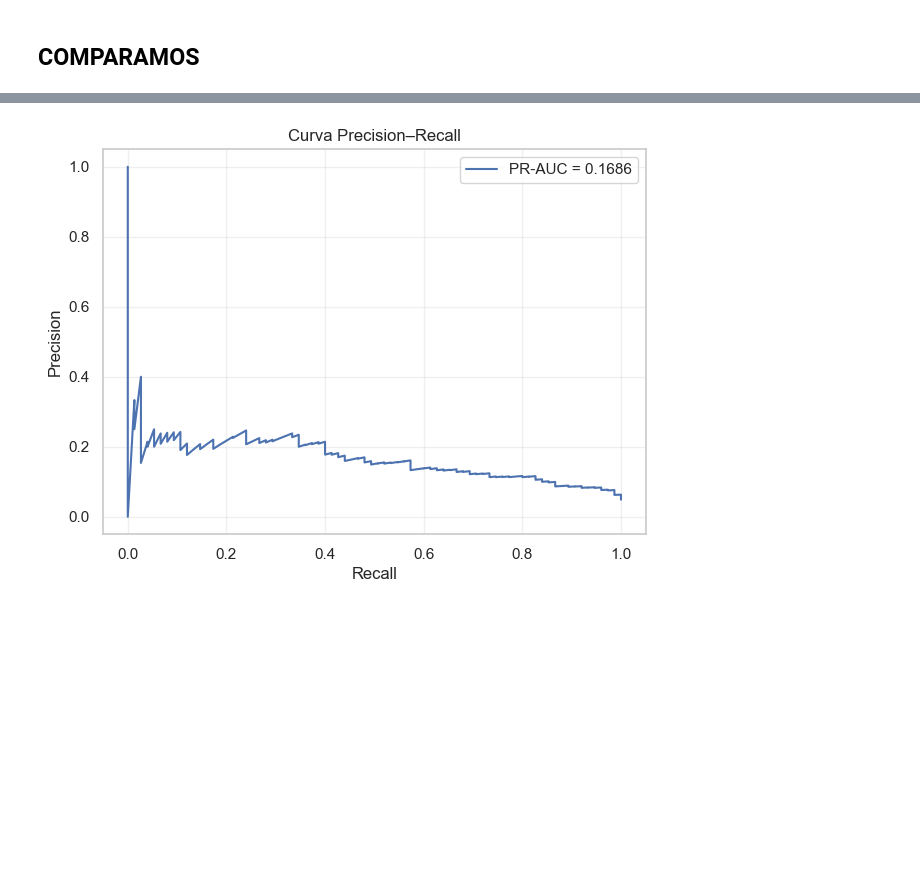
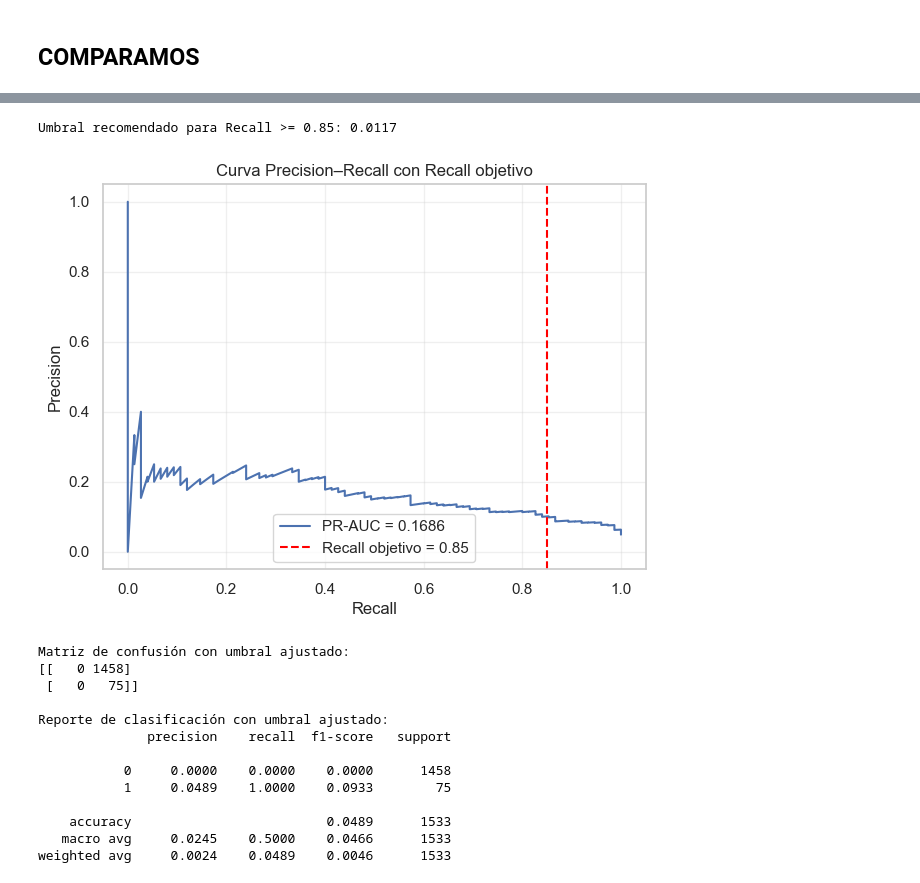
Before and after one commit to jpskobalski/tp_machine_learning, a Jupyter notebook: tp_machine_learning.ipynb, the cells around one changed output, grey strips where cells are left out. Drawn from its saved outputs; the diff is of its cells as text; code cells hidden in the pictures; blank space fills up the shorter version.

Commit message:
corrijo presicion recall

```diff
--- a/tp_machine_learning.ipynb
+++ b/tp_machine_learning.ipynb
@@ -227,6 +233,8 @@ y_pred_test = best_model.predict(X_test)
 # %% [markdown]
 ## COMPARAMOS
 # %%
+#curva roc
+
 roc_auc = roc_auc_score(y_test, y_proba_test)
 pr_auc = average_precision_score(y_test, y_proba_test)
 
@@ -236,40 +244,75 @@ plt.figure(figsize=(7, 5))
 plt.plot(fpr, tpr, label=f"ROC-AUC = {roc_auc:.4f}")
 plt.plot([0, 1], [0, 1], "--", color="gray")
 plt.xlabel("False Positive Rate")
 plt.ylabel("True Positive Rate")
 plt.title("Curva ROC")
 plt.legend()
 plt.grid(alpha=0.3)
 plt.show()
 
-# ===========================================
-# 2. CURVA PRECISION-RECALL
-# ===========================================
+# precision - recall
 
-precision, recall, _ = precision_recall_curve(y_test, y_proba_test)
+precision, recall, thresholds = precision_recall_curve(y_test, y_proba_test)
+
+target_recall = 0.85
+
+valid_idxs = np.where(recall >= target_recall)[0]
+
+idx = valid_idxs[0]  # primer umbral que alcanza ese recall
+# thresholds tiene una longitud de (len(recall) - 1)
+if idx == 0:
+    best_threshold = thresholds[0]
+else:
+    best_threshold = thresholds[idx - 1]
+
+print(f"Umbral recomendado para Recall >= {target_recall}: {best_threshold:.4f}")
 
 plt.figure(figsize=(7, 5))
 plt.plot(recall, precision, label=f"PR-AUC = {pr_auc:.4f}")
+
+# marcamos el recall objetivo (linea roja punteada)
+plt.axvline(x=target_recall, color='red', linestyle='--', label=f"Recall objetivo = {target_recall}")
+
 plt.xlabel("Recall")
 plt.ylabel("Precision")
-plt.title("Curva Precision–Recall")
+plt.title("Curva Precision–Recall con Recall objetivo")
 plt.legend()
 plt.grid(alpha=0.3)
 plt.show()
 
-# ===========================================
-# 3. MATRIZ DE CONFUSIÓN (HEATMAP)
-# ===========================================
+y_pred_adj = (y_proba_test >= best_threshold).astype(int)
+
+print("Matriz de confusión con umbral ajustado:")
+print(confusion_matrix(y_test, y_pred_adj))
+
+print("\nReporte de clasificación con umbral ajustado:")
+print(classification_report(y_test, y_pred_adj, digits=4))
+
+#matriz de confusion
 
 cm = confusion_matrix(y_test, y_pred_test)
 
 plt.figure(figsize=(6, 5))
 sns.heatmap(cm, annot=True, fmt="d", cmap="Blues", cbar=False)
 plt.xlabel("Predicción")
 plt.ylabel("Valor real")
 plt.title("Matriz de confusión (umbral 0.5)")
 plt.show()
 # %% [output]
 [figure]
+Umbral recomendado para Recall >= 0.85: 0.0117
-[figure, old version]
+[figure, new version]
+Matriz de confusión con umbral ajustado:
+[[   0 1458]
+ [   0   75]]
+
+Reporte de clasificación con umbral ajustado:
+              precision    recall  f1-score   support
+
+           0     0.0000    0.0000    0.0000      1458
+           1     0.0489    1.0000    0.0933        75
+
+    accuracy                         0.0489      1533
+   macro avg     0.0245    0.5000    0.0466      1533
+weighted avg     0.0024    0.0489    0.0046      1533
 [figure]
```
Also changed, not shown: parts of 1 cell of this notebook.
